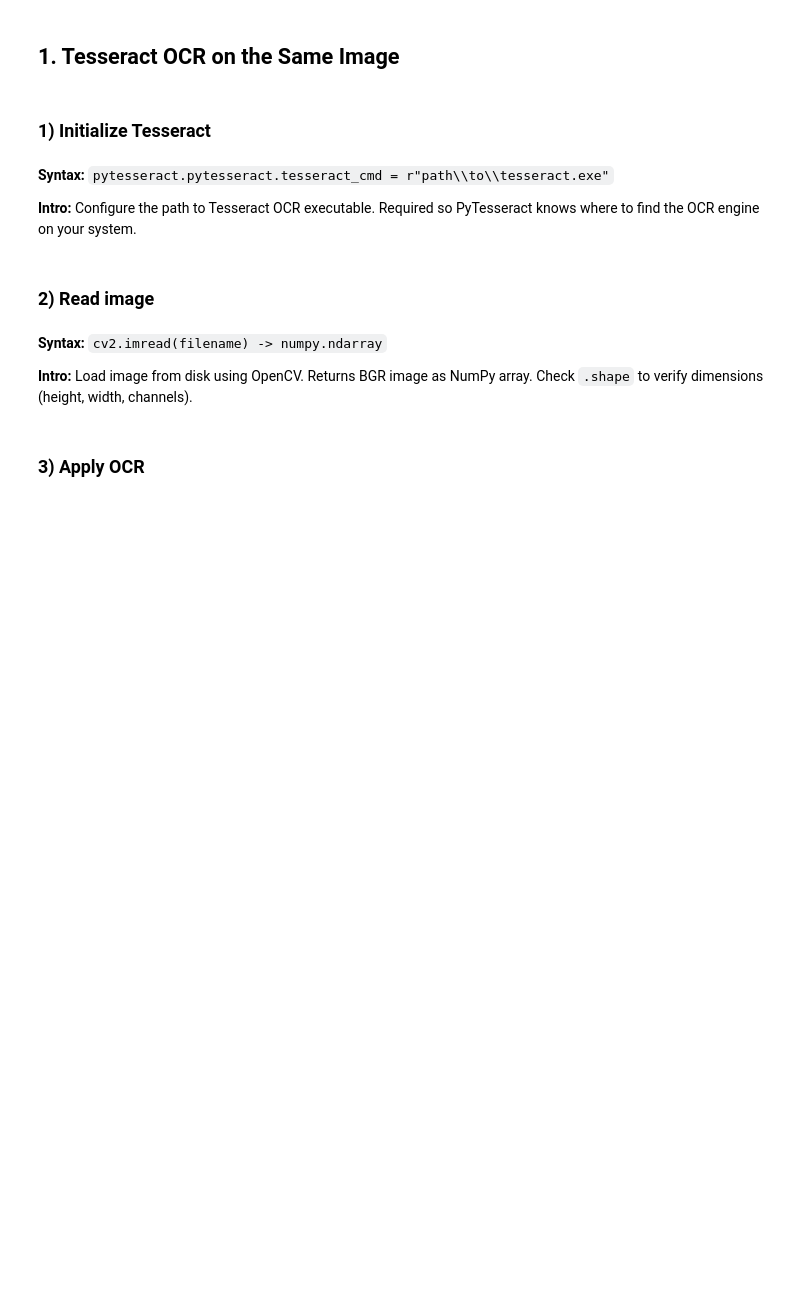
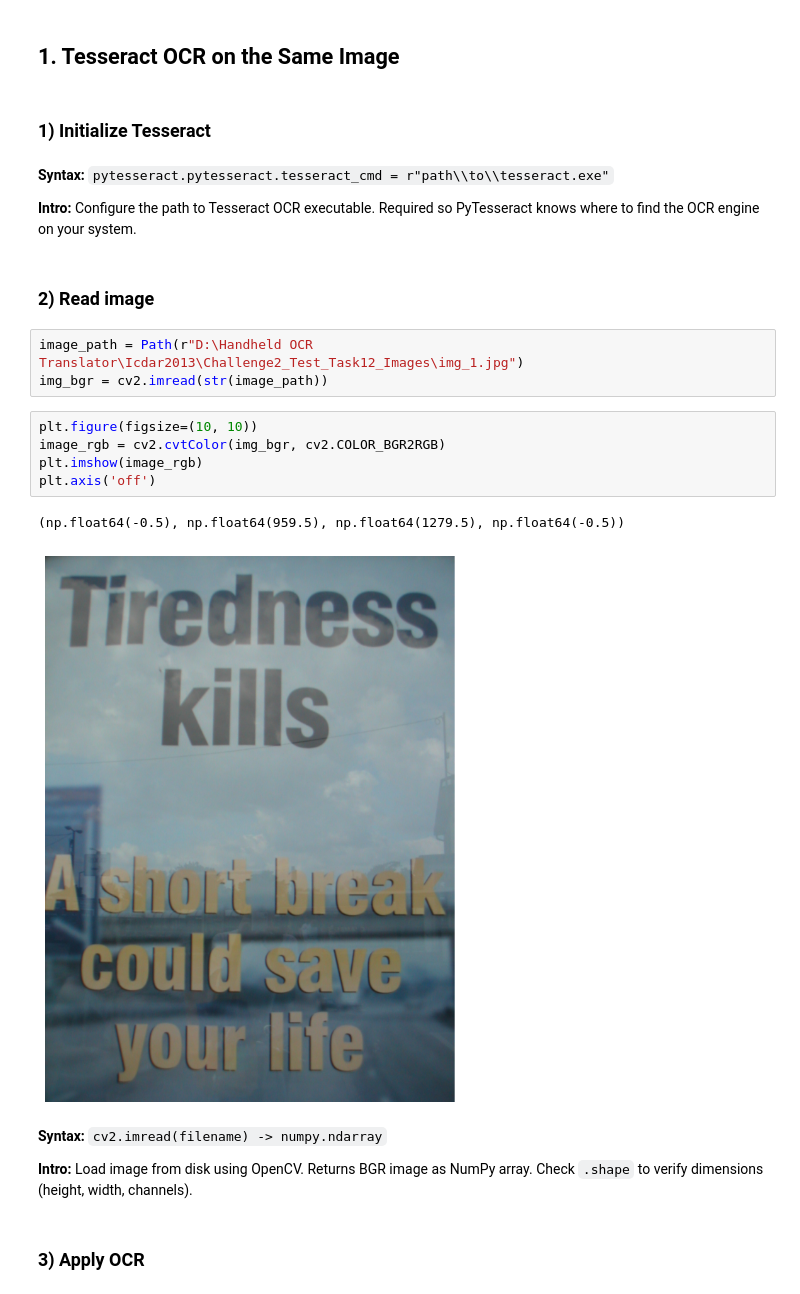
Before and after one commit to James-Jin-Sun/handheld-ocr-translator, a Jupyter notebook: tesseract_tutorial/OCR_blank.ipynb, the cells around one changed output. Cells and saved outputs as stored; diff of their text form; blank space fills up the shorter version.

```diff
--- a/tesseract_tutorial/OCR_blank.ipynb
+++ b/tesseract_tutorial/OCR_blank.ipynb
@@ -26,6 +26,17 @@ pytesseract.pytesseract.tesseract_cmd = r"C:\\Program Files\\Tesseract-OCR\\tess
 **Intro:** Configure the path to Tesseract OCR executable. Required so PyTesseract knows where to find the OCR engine on your system.
 # %% [markdown]
 ### 2) Read image
+# %%
+image_path = Path(r"D:\Handheld OCR Translator\Icdar2013\Challenge2_Test_Task12_Images\img_1.jpg")
+img_bgr = cv2.imread(str(image_path))
+# %%
+plt.figure(figsize=(10, 10))
+image_rgb = cv2.cvtColor(img_bgr, cv2.COLOR_BGR2RGB)
+plt.imshow(image_rgb)
+plt.axis('off')
+# %% [output]
+(np.float64(-0.5), np.float64(959.5), np.float64(1279.5), np.float64(-0.5))
+[figure, added]
 # %% [markdown]
 **Syntax:** `cv2.imread(filename) -> numpy.ndarray`
 
```
Also changed, not shown: parts of 12 cells of this notebook, 1 other file.
